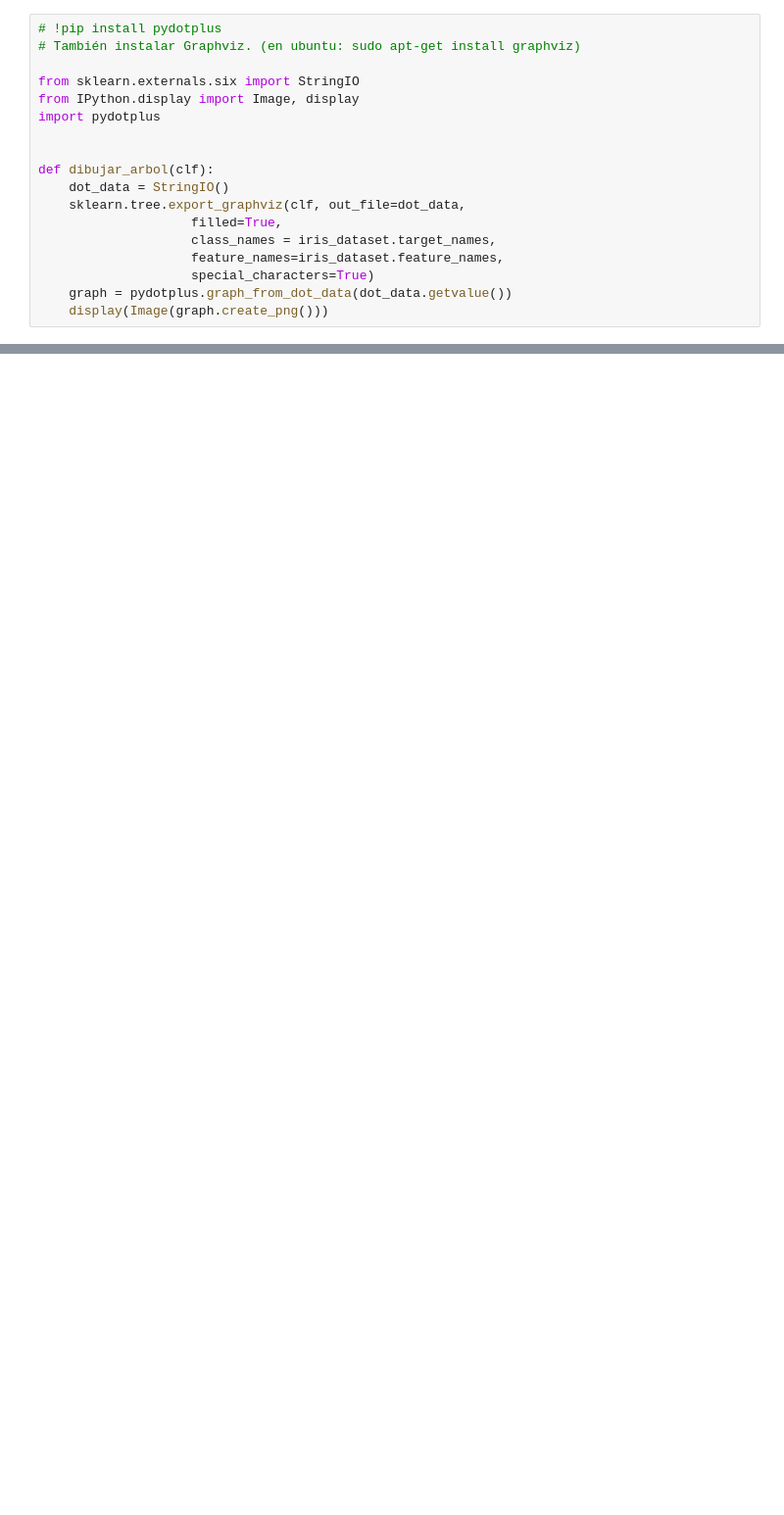
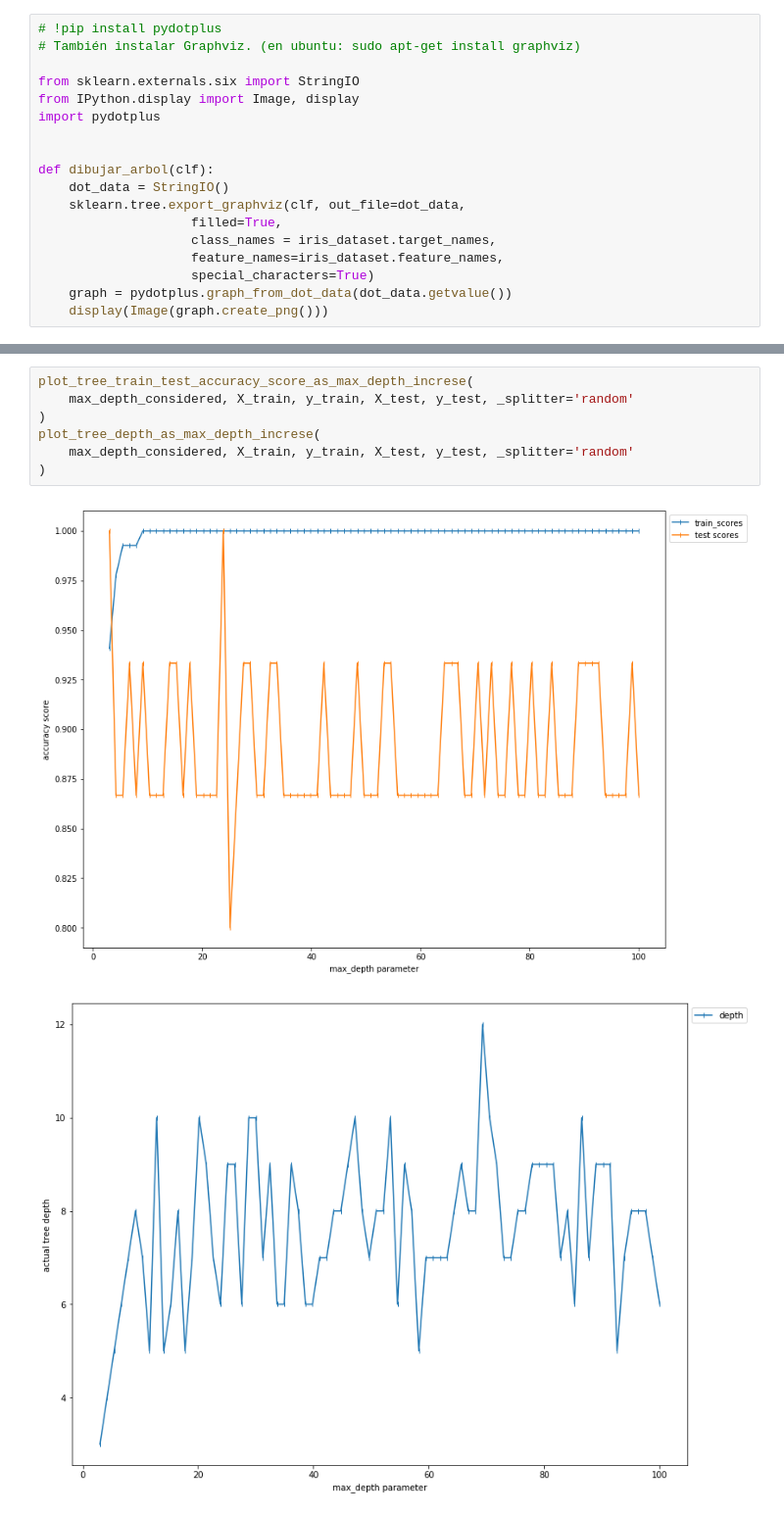
Before and after one commit to BrianBohe/aa-notebooks, a Jupyter notebook: notebook_3_arboles_de_decision_sklearn.ipynb, the cells around one changed output, grey strips where cells are left out. Shown at 98% size. Saved outputs shown, nothing was run; the diff lists cells and outputs as text; blank space fills up the shorter version.

```diff
--- a/notebook_3_arboles_de_decision_sklearn.ipynb
+++ b/notebook_3_arboles_de_decision_sklearn.ipynb
@@ -119,0 +284,10 @@ def dibujar_arbol(clf):
+# %%
+plot_tree_train_test_accuracy_score_as_max_depth_increse(
+    max_depth_considered, X_train, y_train, X_test, y_test, _splitter='random'
+)
+plot_tree_depth_as_max_depth_increse(
+    max_depth_considered, X_train, y_train, X_test, y_test, _splitter='random'
+)
+# %% [output]
+[figure, added]
+[figure, added]
```
Also changed, not shown: parts of 20 cells of this notebook.
